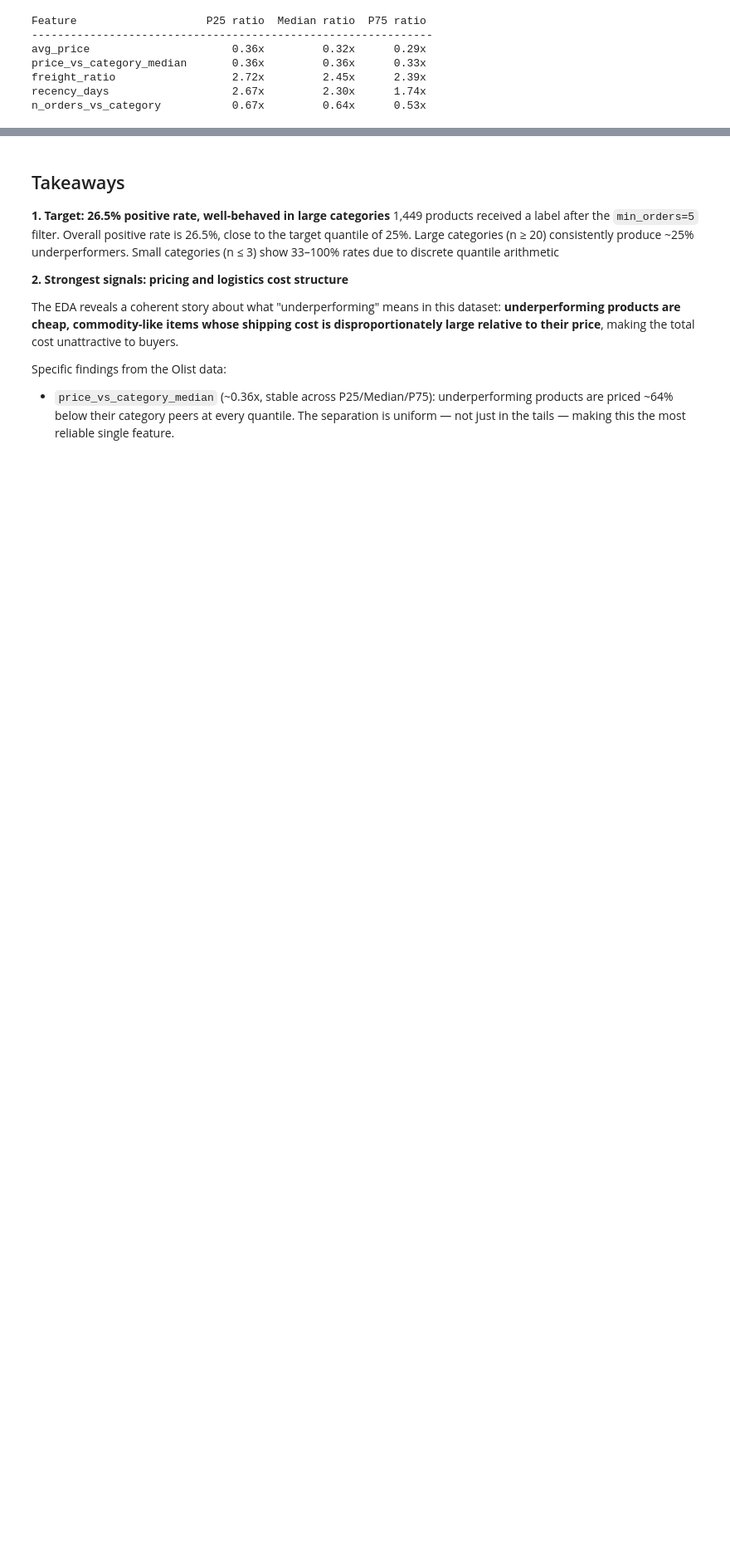
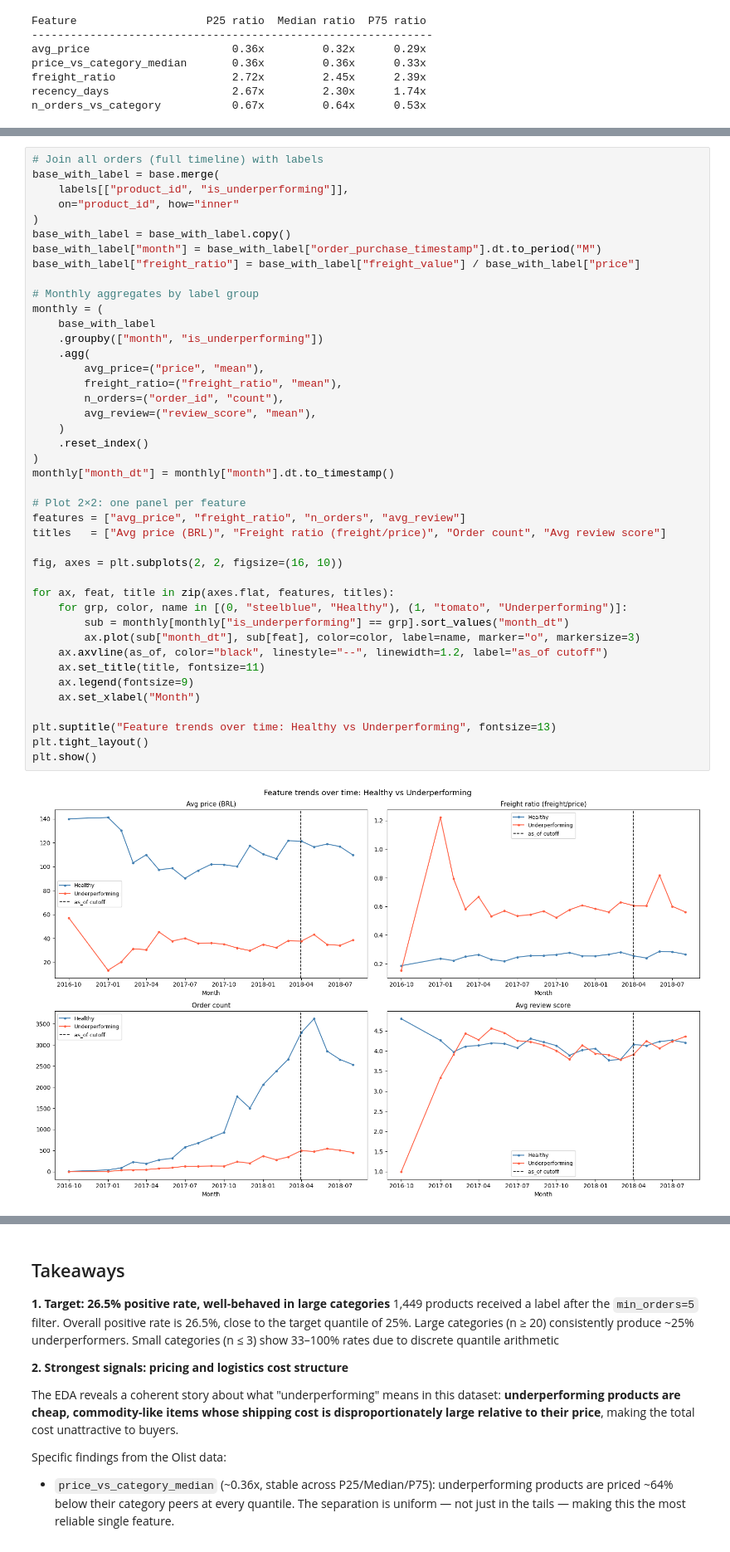
Before and after one commit to Bmocc/productlift, a Jupyter notebook: notebooks/01_eda_starter.ipynb, the cells around one changed output, grey strips where cells are left out. Shown at 83% size. Drawn from its saved outputs; the diff is of its cells as text; blank space fills up the shorter version.

```diff
--- a/notebooks/01_eda_starter.ipynb
+++ b/notebooks/01_eda_starter.ipynb
@@ -435,0 +544,44 @@ n_orders_vs_category           0.67x         0.64x      0.53x
+# %%
+# Join all orders (full timeline) with labels
+base_with_label = base.merge(
+    labels[["product_id", "is_underperforming"]],
+    on="product_id", how="inner"
+)
+base_with_label = base_with_label.copy()
+base_with_label["month"] = base_with_label["order_purchase_timestamp"].dt.to_period("M")
+base_with_label["freight_ratio"] = base_with_label["freight_value"] / base_with_label["price"]
+
+# Monthly aggregates by label group
+monthly = (
+    base_with_label
+    .groupby(["month", "is_underperforming"])
+    .agg(
+        avg_price=("price", "mean"),
+        freight_ratio=("freight_ratio", "mean"),
+        n_orders=("order_id", "count"),
+        avg_review=("review_score", "mean"),
+    )
+    .reset_index()
+)
+monthly["month_dt"] = monthly["month"].dt.to_timestamp()
+
+# Plot 2×2: one panel per feature
+features = ["avg_price", "freight_ratio", "n_orders", "avg_review"]
+titles   = ["Avg price (BRL)", "Freight ratio (freight/price)", "Order count", "Avg review score"]
+
+fig, axes = plt.subplots(2, 2, figsize=(16, 10))
+
+for ax, feat, title in zip(axes.flat, features, titles):
+    for grp, color, name in [(0, "steelblue", "Healthy"), (1, "tomato", "Underperforming")]:
+        sub = monthly[monthly["is_underperforming"] == grp].sort_values("month_dt")
+        ax.plot(sub["month_dt"], sub[feat], color=color, label=name, marker="o", markersize=3)
+    ax.axvline(as_of, color="black", linestyle="--", linewidth=1.2, label="as_of cutoff")
+    ax.set_title(title, fontsize=11)
+    ax.legend(fontsize=9)
+    ax.set_xlabel("Month")
+
+plt.suptitle("Feature trends over time: Healthy vs Underperforming", fontsize=13)
+plt.tight_layout()
+plt.show()
+# %% [output]
+[figure, added]
```
Also changed, not shown: parts of 12 cells of this notebook, 4 other files.
